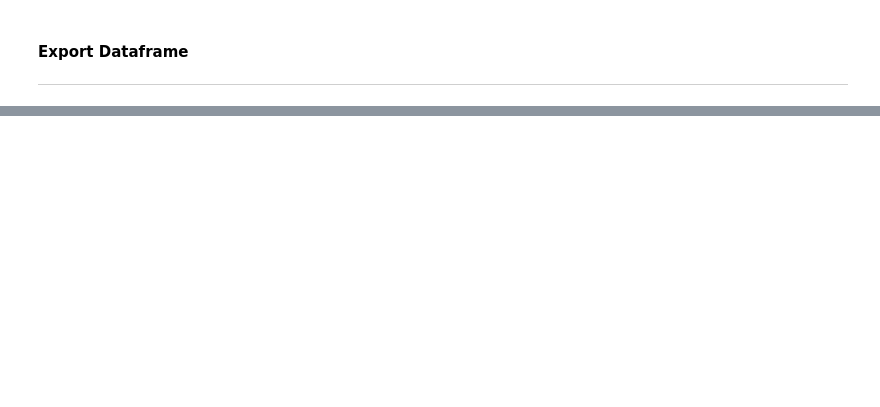
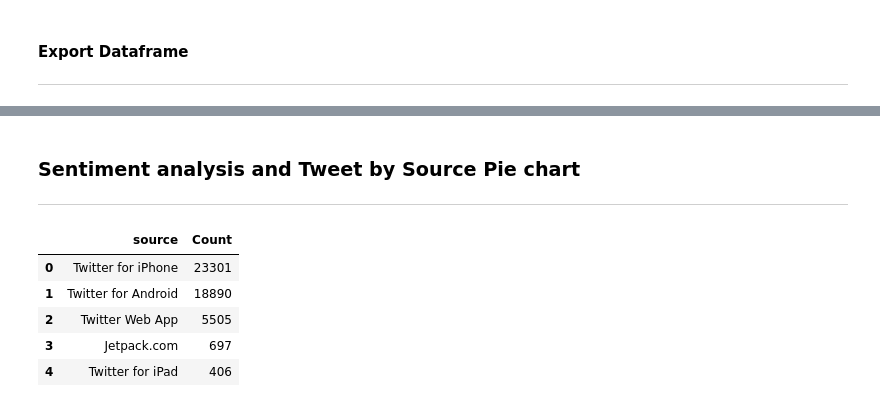
Before and after one commit to Michael-yousuf123/twitter-sentiment-analysis, a Jupyter notebook: twitter-eda.ipynb, the cells around one changed output, grey strips where cells are left out. Cells and saved outputs as stored; diff of their text form; code cells hidden in the pictures; blank space fills up the shorter version.

```diff
--- a/twitter-eda.ipynb
+++ b/twitter-eda.ipynb
@@ -290,3 +288,6 @@ df1.head()
 | 2 | 2022-12-04 23:59:53+00:00 | 1.599554e+18 | https://twitter.com/TimeToPartey1... | TimeToPartey1 | unknown | pickford\nkounde stones upa herna... | 0.0 | 0.0 | Twitter for iPhone | pickford kounde stone upa hernand... | Empty | ... |
 | 3 | 2022-12-04 23:59:52+00:00 | 1.599554e+18 | https://twitter.com/lennoxc/statu... | lennoxc | unknown | @Sportsnet Mbappe and France. Str... | 0.0 | 0.0 | Twitter Web App | mbappe france stronger faster team | Empty | ... |
 | 4 | 2022-12-04 23:59:48+00:00 | 1.599554e+18 | https://twitter.com/mabenavent/st... | mabenavent | Citizen of the world | How Argentina Came to Love Lionel... | 1.0 | 0.0 | Twitter Web App | argentina came love lionel messi ... | Messi | ... |
+# %% [markdown]
+### Sentiment analysis and Tweet by Source Pie chart
+---
@@ -292,0 +296,11 @@ df1.head()
+# %%
+sor = df1['source'].value_counts()
+sor1 = sor.rename_axis('source').to_frame('Count').reset_index()
+sor1.head()
+# %% [output]
+|  | source | Count |
+| 0 | Twitter for iPhone | 23301 |
+| 1 | Twitter for Android | 18890 |
+| 2 | Twitter Web App | 5505 |
+| 3 | Jetpack.com | 697 |
+| 4 | Twitter for iPad | 406 |
```
Also changed, not shown: parts of 21 cells of this notebook.
